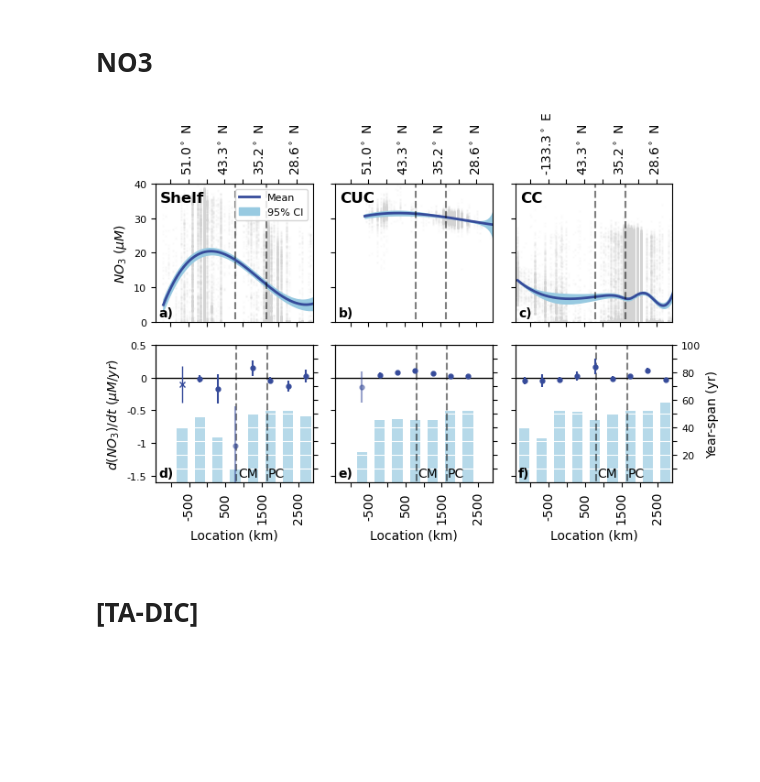
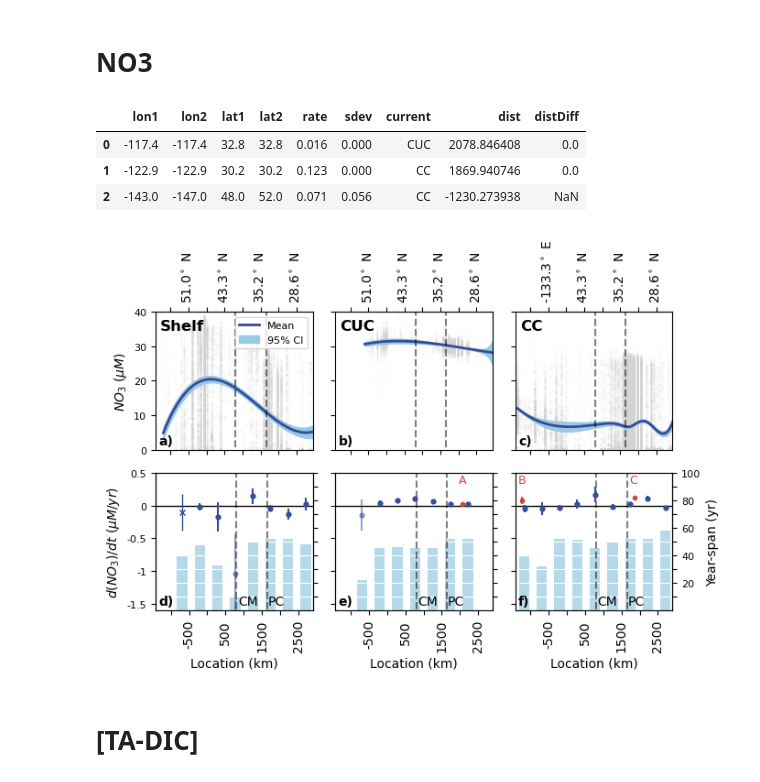
Before and after one commit to UBC-MOAD/analysis-becca, a Jupyter notebook: Synthesis/TrendPlotting.ipynb, the cells around one changed output. Cells and saved outputs as stored; diff of their text form; code cells hidden in the pictures; blank space fills up the shorter version.

```diff
--- a/Synthesis/TrendPlotting.ipynb
+++ b/Synthesis/TrendPlotting.ipynb
@@ -933,5 +955,69 @@ plt.savefig('/ocean/rbeutel/MOAD/analysis-becca/Synthesis/output/OxyTrends.png')
 # %% [markdown]
 # NO3
+# %%
+# load in lit review results here
+points = 3
+d = {'lon1':np.zeros(points),'lon2':np.zeros(points),'lat1':np.zeros(points),'lat2':np.zeros(points),
+     'rate':np.zeros(points),'sdev':np.zeros(points),'current':np.zeros(points),'dist':np.zeros(points),'distDiff':np.zeros(points)}
+NTlit = pd.DataFrame(d)
+
+NTlit['lon1'] = [-117.4,-122.9,-143]
+NTlit['lon2'] = [-117.4,-122.9,-147]
+NTlit['lat1'] = [32.8,30.2,48]
+NTlit['lat2'] = [32.8,30.2,52]
+NTlit['current'] = ['CUC','CC','CC']
+NTlit['rate'] = [0.016,0.123,0.071]
+NTlit['sdev'] = [0,0,0.056]
+
+# calculate distances
+distance_NS1,distance_EW1=along_track_distance_array(NTlit.lon1,NTlit.lat1)
+distance_NS2,distance_EW2=along_track_distance_array(NTlit.lon2,NTlit.lat2)
+
+NTlit['dist'][(NTlit.current == 'CUC') | (NTlit.current == 'shelf')] = np.nanmean([distance_NS1,distance_NS2],axis=0)
+NTlit['distDiff'][(NTlit.current == 'CUC') | (NTlit.current == 'shelf')] = np.abs(distance_NS1-distance_NS2)/2
+
+# for the CC its a bit more complicated
+# first, just pick whatever line the point is closer to
+abs_a = np.abs(np.nanmean([distance_NS1,distance_NS2],axis=0)[(NTlit.current == 'CC')])
+abs_b = np.abs(np.nanmean([distance_EW1,distance_EW2],axis=0)[(NTlit.current == 'CC')])
+
+NTlit['dist'][(NTlit.current == 'CC')] = np.select(
+    [
+        abs_a <= abs_b,       # a closer to zero
+        abs_b < abs_a,       # b closer to zero
+        np.isnan(abs_a),        # a NaN, take b
+        np.isnan(abs_b)         # b NaN, take a
+    ],
+    [
+        np.nanmean([distance_NS1,distance_NS2],axis=0)[(NTlit.current == 'CC')],
+        np.nanmean([distance_EW1,distance_EW2],axis=0)[(NTlit.current == 'CC')],
+        np.nanmean([distance_EW1,distance_EW2],axis=0)[(NTlit.current == 'CC')],
+        np.nanmean([distance_NS1,distance_NS2],axis=0)[(NTlit.current == 'CC')]
+    ],
+    default=np.nan
+)
+NTlit['distDiff'][(NTlit.current == 'CC')] = np.select(
+    [
+        abs_a <= abs_b,       # a closer to zero
+        abs_b < abs_a,       # b closer to zero
+        np.isnan(abs_a),        # a NaN, take b
+        np.isnan(abs_b)         # b NaN, take a
+    ],
+    [
+        np.abs(distance_NS1-distance_NS2)[(NTlit.current == 'CC')]/2,
+        np.abs(distance_EW1-distance_EW2)[(NTlit.current == 'CC')]/2,
+        np.abs(distance_EW1-distance_EW2)[(NTlit.current == 'CC')]/2,
+        np.abs(distance_NS1-distance_NS2)[(NTlit.current == 'CC')]/2
+    ],
+    default=np.nan
+)
+
+NTlit
+# %% [output]
+|  | lon1 | lon2 | lat1 | lat2 | rate | sdev | current | dist | distDiff |
+| 0 | -117.4 | -117.4 | 32.8 | 32.8 | 0.016 | 0.000 | CUC | 2078.846408 | 0.0 |
+| 1 | -122.9 | -122.9 | 30.2 | 30.2 | 0.123 | 0.000 | CC | 1869.940746 | 0.0 |
+| 2 | -143.0 | -147.0 | 48.0 | 52.0 | 0.071 | 0.056 | CC | -1230.273938 | NaN |
 # %%
 variable = 'NO3 (uM)'
 
@@ -951,34 +1037,45 @@ ax[0,0].legend(fontsize=8)
 
 
 # trend in time plots in bottom row
 plot_ratediff_NS_CI(variable, 'shelf', (1,0),nonlin=2)
 plot_ratediff_NS_CI(variable, 'CUC', (1,1))
 plot_ratediff_NS_CI(variable, 'CC', (1,2),yrlabel=True)
 for i in range(3):
     ax[1,i].set_yticks([-1.5,-1,-0.5,0,0.5])
     ax[1,i].set_xlabel('Location (km)')
 ax[1,0].set_ylabel('$d(NO_3)/dt \,\,(\mu M/yr)$',fontsize=10)
 ax[1,0].set_yticklabels([-1.5,-1,-0.5,0,0.5],fontsize=8)
 ax[1,1].set_yticklabels([])
 ax[1,2].set_yticklabels([])
 
+# add observational data
+ax[1,0].errorbar(NTlit.dist[NTlit.current=='shelf'], NTlit.rate[NTlit.current=='shelf'],yerr=NTlit.sdev[NTlit.current=='shelf'], c='#DD3D2D',fmt='.',zorder=6)
+ax[1,1].errorbar(NTlit.dist[NTlit.current=='CUC'], NTlit.rate[NTlit.current=='CUC'],yerr=NTlit.sdev[NTlit.current=='CUC'], xerr=NTlit.distDiff[NTlit.current=='CUC'], c='#DD3D2D',fmt='.',zorder=6)
+ax[1,2].errorbar(NTlit.dist[NTlit.current=='CC'], NTlit.rate[NTlit.current=='CC'],yerr=NTlit.sdev[NTlit.current=='CC'], c='#DD3D2D',fmt='.',zorder=6)
+
+
+ax[1,1].text(0.81,0.99,'A',ha='center',va='top',color='#DD3D2D',transform=ax[1,1].transAxes,fontsize=9) # Bograd 2015
+ax[1,2].text(0.04,0.99,'B',ha='center',va='top',color='#DD3D2D',transform=ax[1,2].transAxes,fontsize=9) # Stramma 2020
+ax[1,2].text(0.75,0.99,'C',ha='center',va='top',color='#DD3D2D',transform=ax[1,2].transAxes,fontsize=9) # Bograd 2015
+
+
 # titles
 ax[0,0].text(0.03,0.95,'Shelf',ha='left',va='top',color='k',weight='bold',transform=ax[0,0].transAxes,fontsize=12,zorder=6)
 ax[0,1].text(0.03,0.95,'CUC',ha='left',va='top',color='k',weight='bold',transform=ax[0,1].transAxes,fontsize=12,zorder=6)
 ax[0,2].text(0.03,0.95,'CC',ha='left',va='top',color='k',weight='bold',transform=ax[0,2].transAxes,fontsize=12,zorder=6)
 # plot labels
 ax[0,0].text(0.02,0.02,'a)',ha='left',va='bottom',color='k',weight='semibold',transform=ax[0,0].transAxes,fontsize=10,zorder=6)
 ax[0,1].text(0.02,0.02,'b)',ha='left',va='bottom',color='k',weight='semibold',transform=ax[0,1].transAxes,fontsize=10,zorder=6)
 ax[0,2].text(0.02,0.02,'c)',ha='left',va='bottom',color='k',weight='semibold',transform=ax[0,2].transAxes,fontsize=10,zorder=6)
 ax[1,0].text(0.02,0.02,'d)',ha='left',va='bottom',color='k',weight='semibold',transform=ax[1,0].transAxes,fontsize=10,zorder=6)
 ax[1,1].text(0.02,0.02,'e)',ha='left',va='bottom',color='k',weight='semibold',transform=ax[1,1].transAxes,fontsize=10,zorder=6)
 ax[1,2].text(0.02,0.02,'f)',ha='left',va='bottom',color='k',weight='semibold',transform=ax[1,2].transAxes,fontsize=10,zorder=6)
 
 plt.tight_layout()
 
 plt.savefig('/ocean/rbeutel/MOAD/analysis-becca/Synthesis/output/NitTrends.png')
 # %% [output]
-[figure, old version]
+[figure, new version]
 # %% [markdown]
 # [TA-DIC]
 # %%
```
Also changed, not shown: parts of 6 cells of this notebook.
